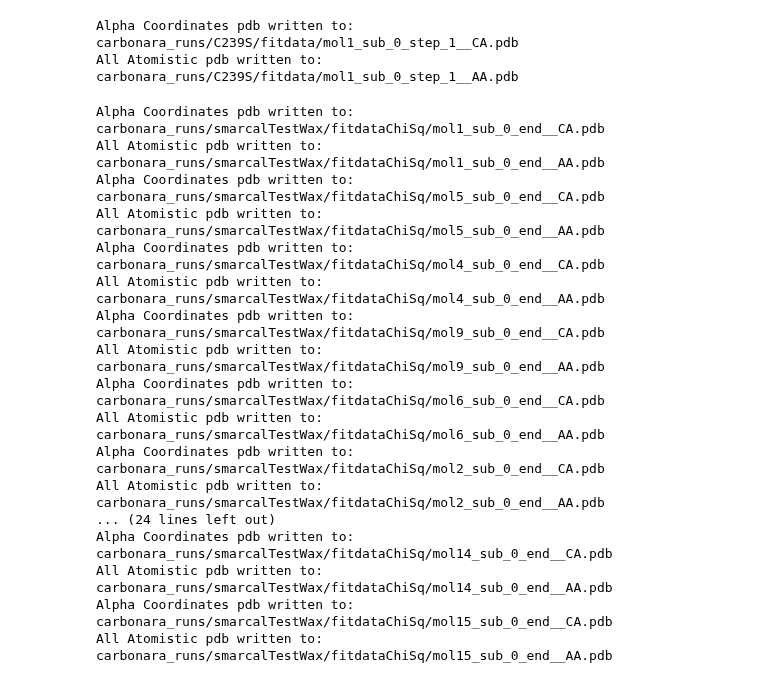
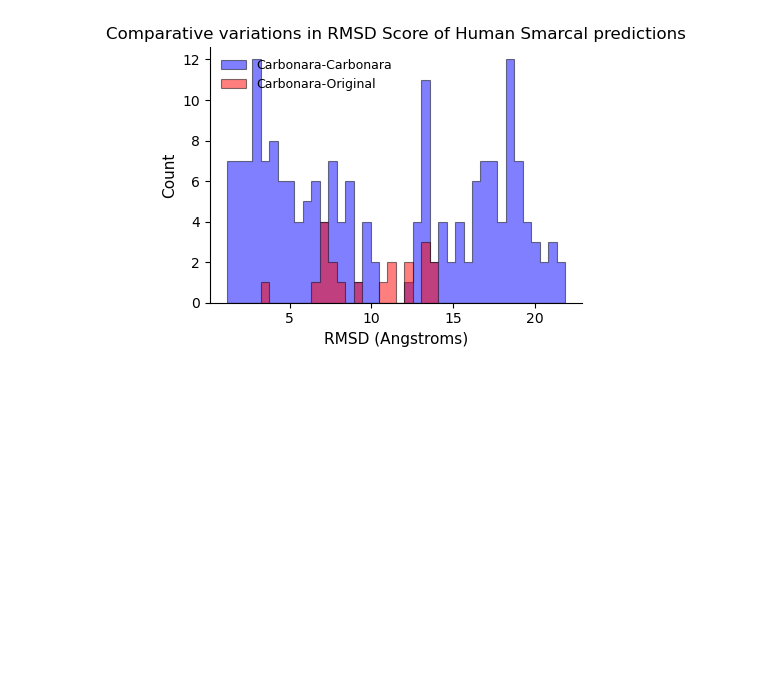
Before and after one commit to Prior-Lab-Durham-University/carbonara, a Jupyter notebook: reconstruction_nb.ipynb, the cells around one changed output. Cells and saved outputs as stored; diff of their text form; code cells hidden in the pictures; blank space fills up the shorter version.

```diff
--- a/reconstruction_nb.ipynb
+++ b/reconstruction_nb.ipynb
@@ -63,30 +35,34 @@ moleculePaths =getFitFiles(directory+run)
 # %%
-generateAllAtomisticFits(directory,run)
+pdbs = fa.collect_final_predictions_test(directory+run)
-# %% [output]
-Alpha Coordinates pdb written to:  carbonara_runs/C239S/fitdata/mol1_sub_0_step_1__CA.pdb
-All Atomistic pdb written to:  carbonara_runs/C239S/fitdata/mol1_sub_0_step_1__AA.pdb
-# %%
-# Specify the directory to search
-directory = 'carbonara_runs/smarcalTestWax/'
-run = "fitdataChiSq"
-moleculePaths =getFitFiles(directory+run)
-# %%
-generateAllAtomisticFits(directory,run)
-# %% [output]
-Alpha Coordinates pdb written to:  carbonara_runs/smarcalTestWax/fitdataChiSq/mol1_sub_0_end__CA.pdb
-All Atomistic pdb written to:  carbonara_runs/smarcalTestWax/fitdataChiSq/mol1_sub_0_end__AA.pdb
-Alpha Coordinates pdb written to:  carbonara_runs/smarcalTestWax/fitdataChiSq/mol5_sub_0_end__CA.pdb
-All Atomistic pdb written to:  carbonara_runs/smarcalTestWax/fitdataChiSq/mol5_sub_0_end__AA.pdb
-Alpha Coordinates pdb written to:  carbonara_runs/smarcalTestWax/fitdataChiSq/mol4_sub_0_end__CA.pdb
-All Atomistic pdb written to:  carbonara_runs/smarcalTestWax/fitdataChiSq/mol4_sub_0_end__AA.pdb
-Alpha Coordinates pdb written to:  carbonara_runs/smarcalTestWax/fitdataChiSq/mol9_sub_0_end__CA.pdb
-All Atomistic pdb written to:  carbonara_runs/smarcalTestWax/fitdataChiSq/mol9_sub_0_end__AA.pdb
-Alpha Coordinates pdb written to:  carbonara_runs/smarcalTestWax/fitdataChiSq/mol6_sub_0_end__CA.pdb
-All Atomistic pdb written to:  carbonara_runs/smarcalTestWax/fitdataChiSq/mol6_sub_0_end__AA.pdb
-Alpha Coordinates pdb written to:  carbonara_runs/smarcalTestWax/fitdataChiSq/mol2_sub_0_end__CA.pdb
-All Atomistic pdb written to:  carbonara_runs/smarcalTestWax/fitdataChiSq/mol2_sub_0_end__AA.pdb
-... (24 lines left out)
-Alpha Coordinates pdb written to:  carbonara_runs/smarcalTestWax/fitdataChiSq/mol14_sub_0_end__CA.pdb
-All Atomistic pdb written to:  carbonara_runs/smarcalTestWax/fitdataChiSq/mol14_sub_0_end__AA.pdb
-Alpha Coordinates pdb written to:  carbonara_runs/smarcalTestWax/fitdataChiSq/mol15_sub_0_end__CA.pdb
-All Atomistic pdb written to:  carbonara_runs/smarcalTestWax/fitdataChiSq/mol15_sub_0_end__AA.pdb
+# %%
+rmsdPairedComparisons = fa.pairwise_structure_metrics(
+    pdbs,
+    fa.compare_structures_vals
+)
+# %%
+originalPdb = "pdbFiles/h1K222C.pdb"
+
+rmsdToOriginal = fa.structure_metrics_vs_carbonara(
+    pdb_files=pdbs,
+    carbonara_dir=directory,
+    compare_func=fa.compare_structures_vals_carbonara
+)
+# %%
+metric = "rmsd"
+#could be 'tm' or 'gdt_ts'
+
+
+fa.plot_overlaid_histograms([rmsdPairedComparisons,rmsdToOriginal],
+    "rmsd",
+    ["Carbonara-Carbonara","Carbonara-Original"],
+    "RMSD (Angstroms)",
+    "Comparative variations in RMSD Score of Human Smarcal predictions",
+    bins=40,
+    figsize=(4.5, 3.5),
+    colors=["blue","red"],
+    alpha=0.5,
+    density=False,
+    dpi=300
+)
+# %% [output]
+[figure, added]
```
Also changed, not shown: parts of 18 cells of this notebook.
